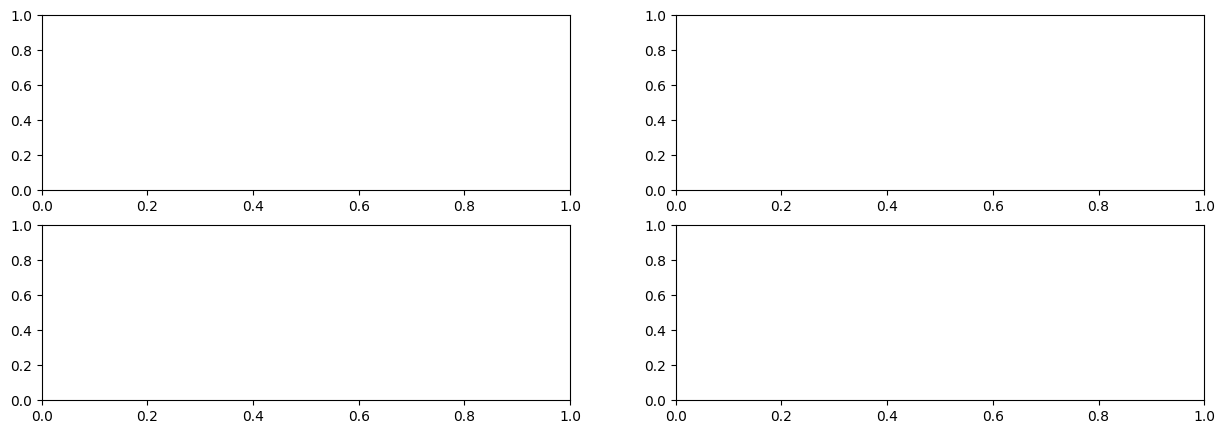
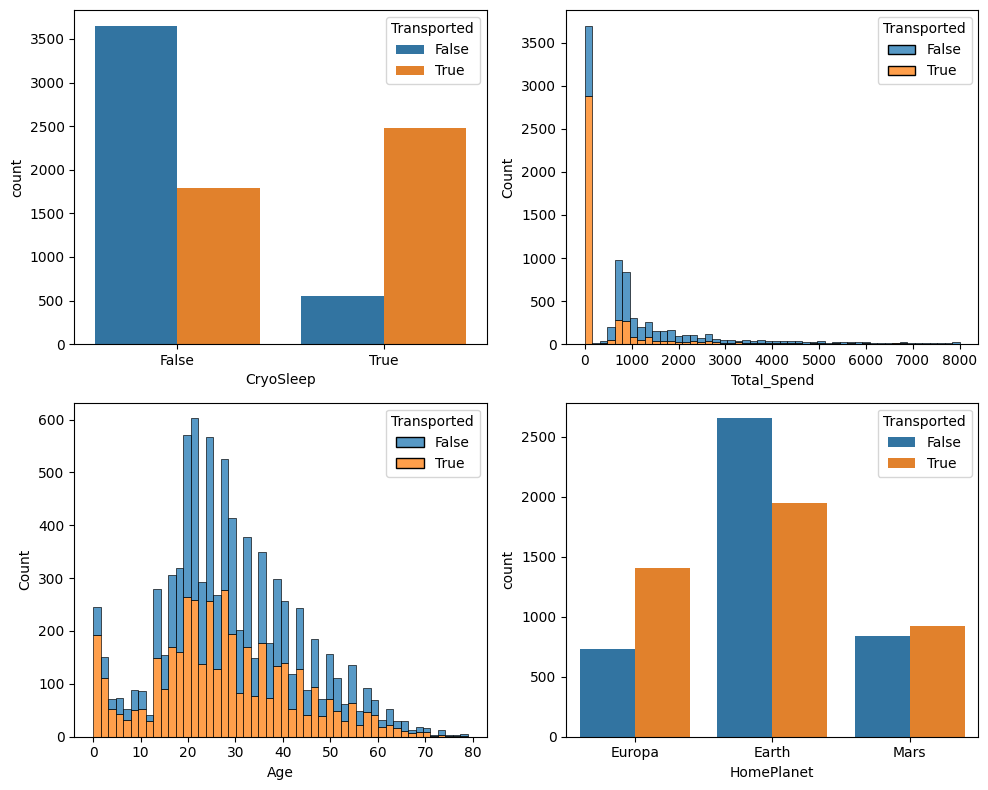
Code edit (unified diff) that turned the first committed figure into the second:
--- before
+++ after
@@ -1,7 +1,7 @@
 dataset_df = pd.read_csv("train.csv")
 
-fig, axes = plt.subplots(2, 2, figsize=(15, 5))
+fig, axes = plt.subplots(2, 2, figsize=(10, 8))
 
-sns.countplot(data=dataset_df, x='CryoSleep', hue='Transported' , ax = axes[0])
+sns.countplot(data=dataset_df, x='CryoSleep', hue='Transported' , ax = axes[0][0])
 
 
@@ -16,5 +16,6 @@
     bins = 50,
     multiple='stack',
-    ax = axes[1]
+    binrange = (0, 8000),
+    ax = axes[0][1]
 )
 
@@ -25,5 +26,5 @@
     bins = 50,
     multiple='stack',
-    ax = axes[2]
+    ax = axes[1][0]
 )
 
@@ -32,7 +33,5 @@
     x = 'HomePlanet',
     hue = 'Transported',
-    bins = 50,
-    multiple='stack',
-    ax = axes[2]
+    ax = axes[1][1]
 )
 

Commit: feat: implement logical missing value imputation